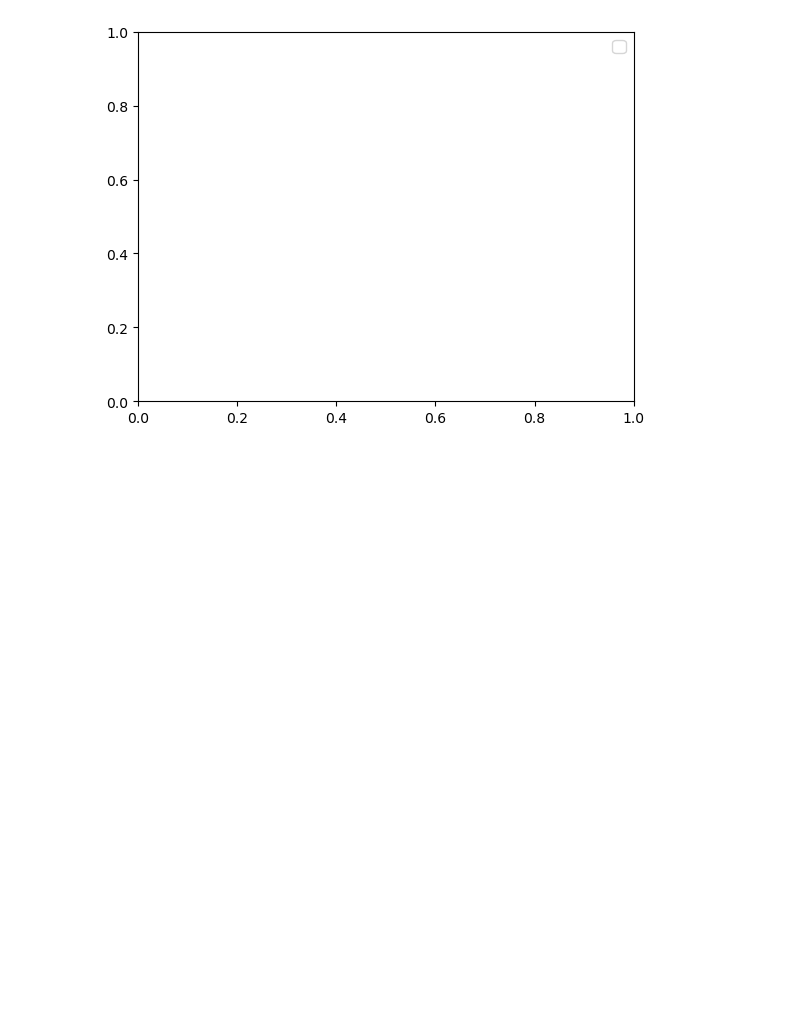
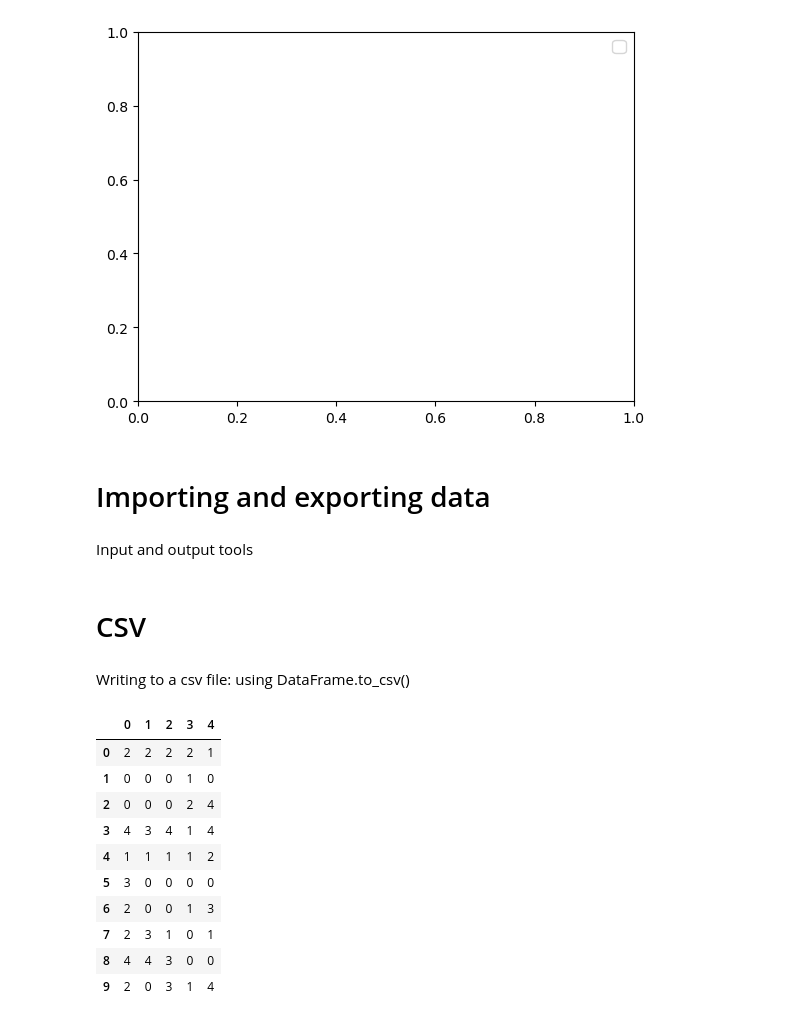
Before and after one commit to gopal-py07/DataSciencePandasExample, a Jupyter notebook: practices/10minPandas.ipynb, the cells around one changed output. Cells and saved outputs as stored; diff of their text form; code cells hidden in the pictures; blank space fills up the shorter version.

```diff
--- a/practices/10minPandas.ipynb
+++ b/practices/10minPandas.ipynb
@@ -1474,3 +1474,27 @@ plt.legend(fontsize='large', loc="best");
 # %% [output]
 No artists with labels found to put in legend.  Note that artists whose label start with an underscore are ignored when legend() is called with no argument.
 [figure]
+# %% [markdown]
+# Importing and exporting data
+# %% [markdown]
+Input and output tools
+# %% [markdown]
+# CSV
+# %% [markdown]
+ Writing to a csv file: using DataFrame.to_csv()
+# %%
+df = pd.DataFrame(np.random.randint(0, 5,(10,5)))
+# %%
+df
+# %% [output]
+|  | 0 | 1 | 2 | 3 | 4 |
+| 0 | 2 | 2 | 2 | 2 | 1 |
+| 1 | 0 | 0 | 0 | 1 | 0 |
+| 2 | 0 | 0 | 0 | 2 | 4 |
+| 3 | 4 | 3 | 4 | 1 | 4 |
+| 4 | 1 | 1 | 1 | 1 | 2 |
+| 5 | 3 | 0 | 0 | 0 | 0 |
+| 6 | 2 | 0 | 0 | 1 | 3 |
+| 7 | 2 | 3 | 1 | 0 | 1 |
+| 8 | 4 | 4 | 3 | 0 | 0 |
+| 9 | 2 | 0 | 3 | 1 | 4 |
```
Also changed, not shown: parts of 20 cells of this notebook, 4 other files.
